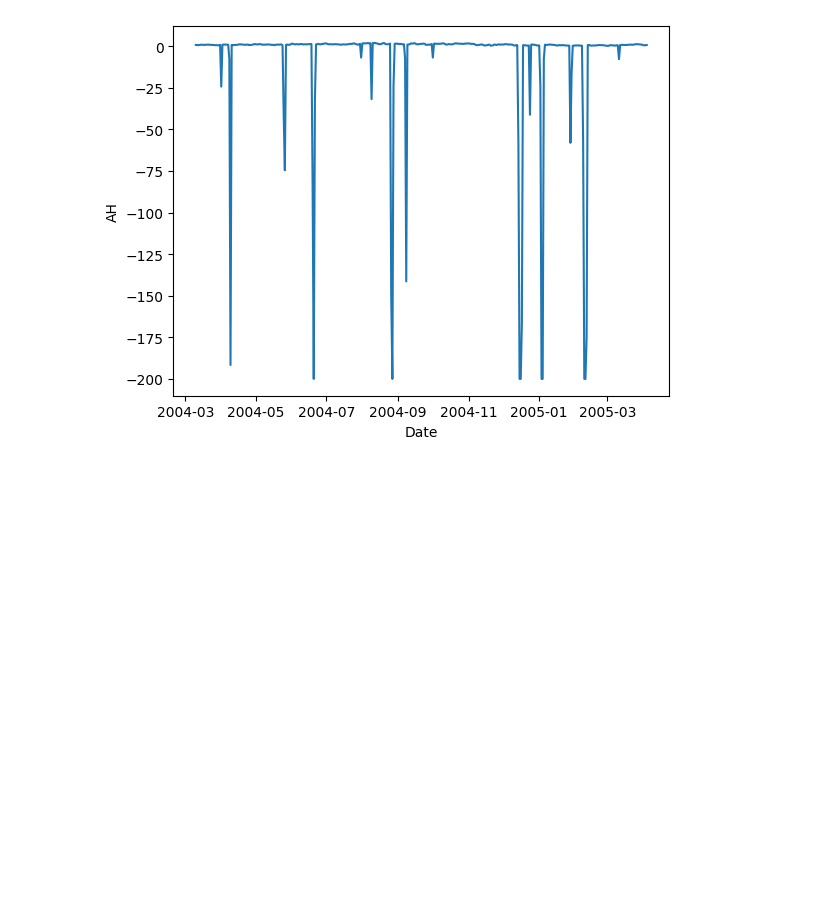
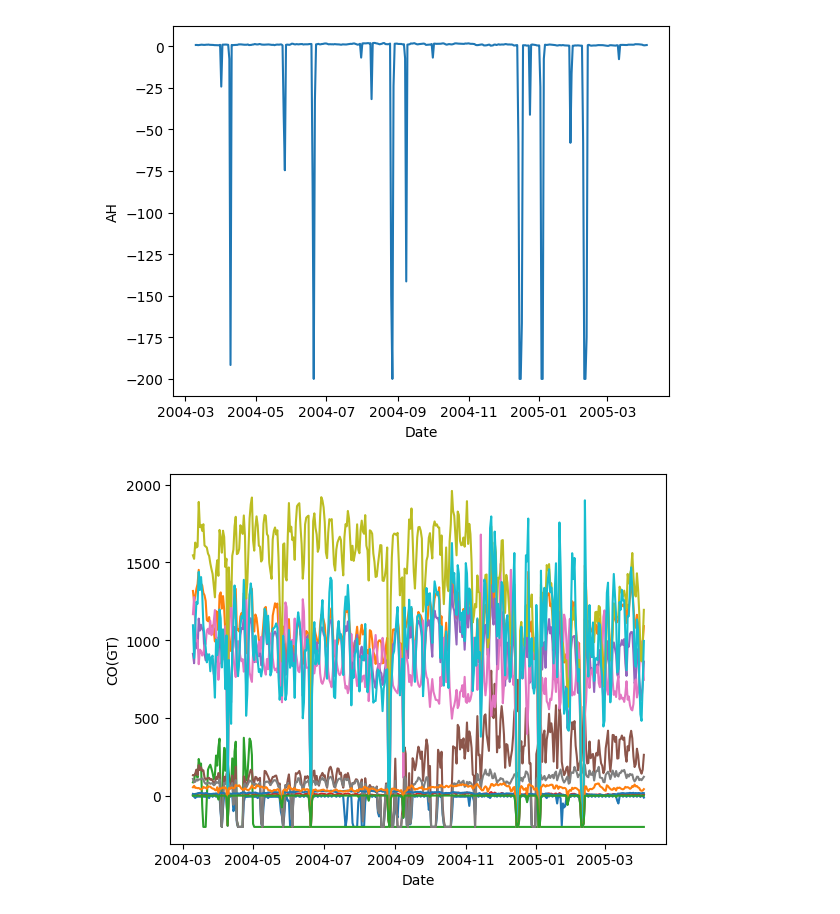
Before and after one commit to 4GeeksAcademy/utku_seyithanoglu_timeseries, a Jupyter notebook: src/explore.ipynb, the cells around one changed output. Drawn from its saved outputs; the diff is of its cells as text; code cells hidden in the pictures; blank space fills up the shorter version.

```diff
--- a/src/explore.ipynb
+++ b/src/explore.ipynb
@@ -219,3 +206,11 @@ sns.lineplot(data=temp_df, x='Date', y='AH')
 # %% [output]
 <Axes: xlabel='Date', ylabel='AH'>
 [figure]
+# %%
+all_columns = ['CO(GT)', 'PT08.S1(CO)', 'NMHC(GT)', 'C6H6(GT)', 'PT08.S2(NMHC)',
+       'NOx(GT)', 'PT08.S3(NOx)', 'NO2(GT)', 'PT08.S4(NO2)', 'PT08.S5(O3)',
+       'T', 'RH', 'AH']
+for i in all_columns:
+    sns.lineplot(data=temp_df,x='Date',y=i)
+# %% [output]
+[figure, added]
```
Also changed, not shown: parts of 67 cells of this notebook.
